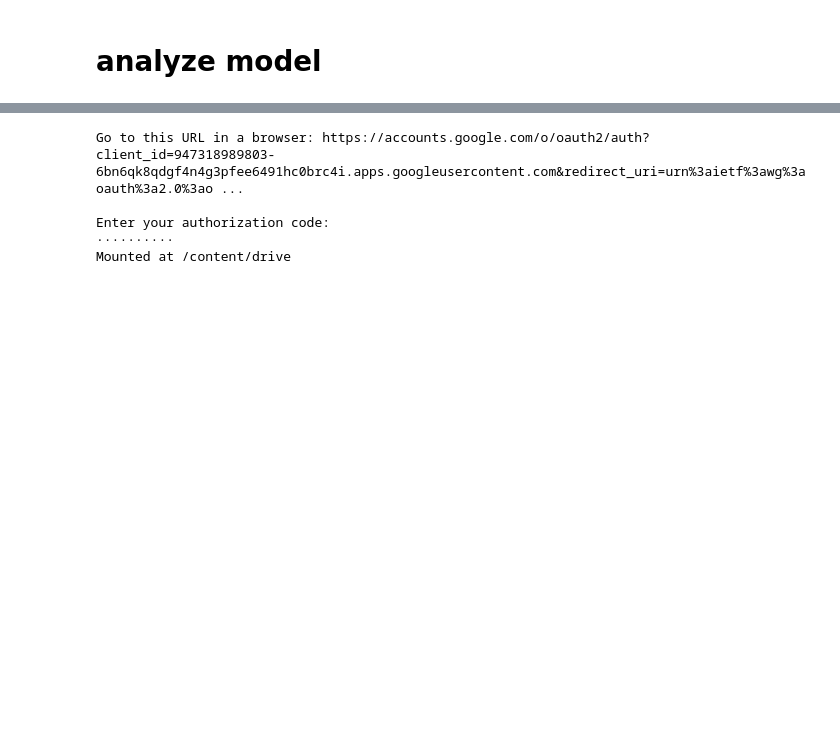
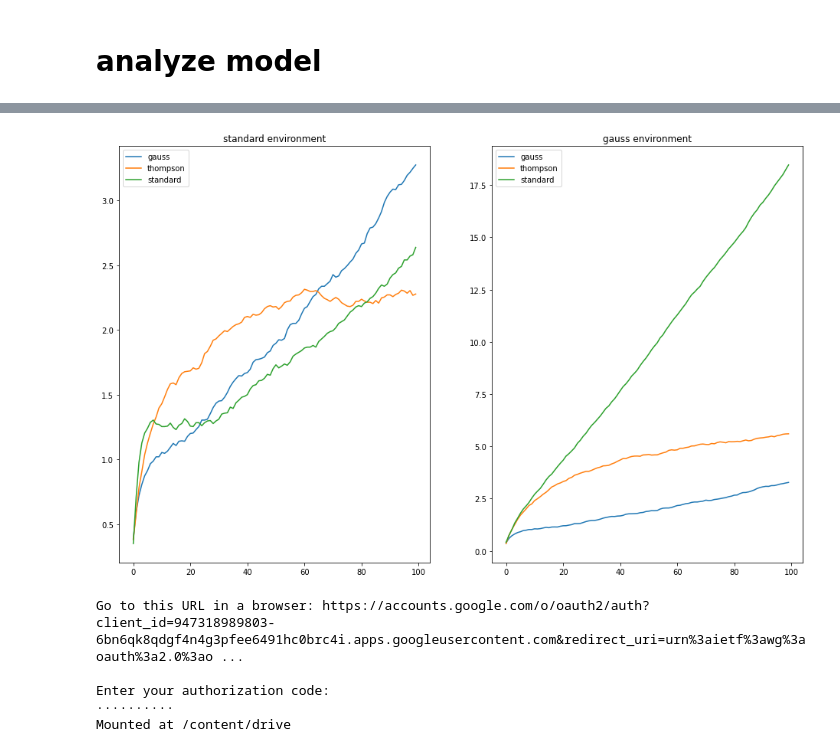
Before and after one commit to Kortelange/meta-reinforcement-learning, a Jupyter notebook: a2c_meta-bandits.ipynb, the cells around one changed output, grey strips where cells are left out. Saved outputs shown, nothing was run; the diff lists cells and outputs as text; code cells hidden in the pictures; blank space fills up the shorter version.

```diff
--- a/a2c_meta-bandits.ipynb
+++ b/a2c_meta-bandits.ipynb
@@ -1001,3 +1048,17 @@ WARNING:tensorflow:Unresolved object in checkpoint: (root).optimizer's state 'm'
+# %%
+# plt.figure(figsize = (12,12))
+fig, axes = plt.subplots(nrows = 1, ncols = 2, figsize = (16,10))
+axes[0].set_title('standard environment')
+axes[1].set_title('gauss environment')
+bernoulli_df.plot(ax = axes[0])
+gauss_df.plot(ax = axes[1])
+plt.savefig('bandits in standard and gaus env')
+# plt.subplot(121)
+# bernoulli_df.plot()
+# plt.subplot(122)
+# gauss_df.plot()
+# %% [output]
+[figure, added]
 # %%
 
 from google.colab import drive
```
Also changed, not shown: parts of 14 cells of this notebook, 1 other file.
